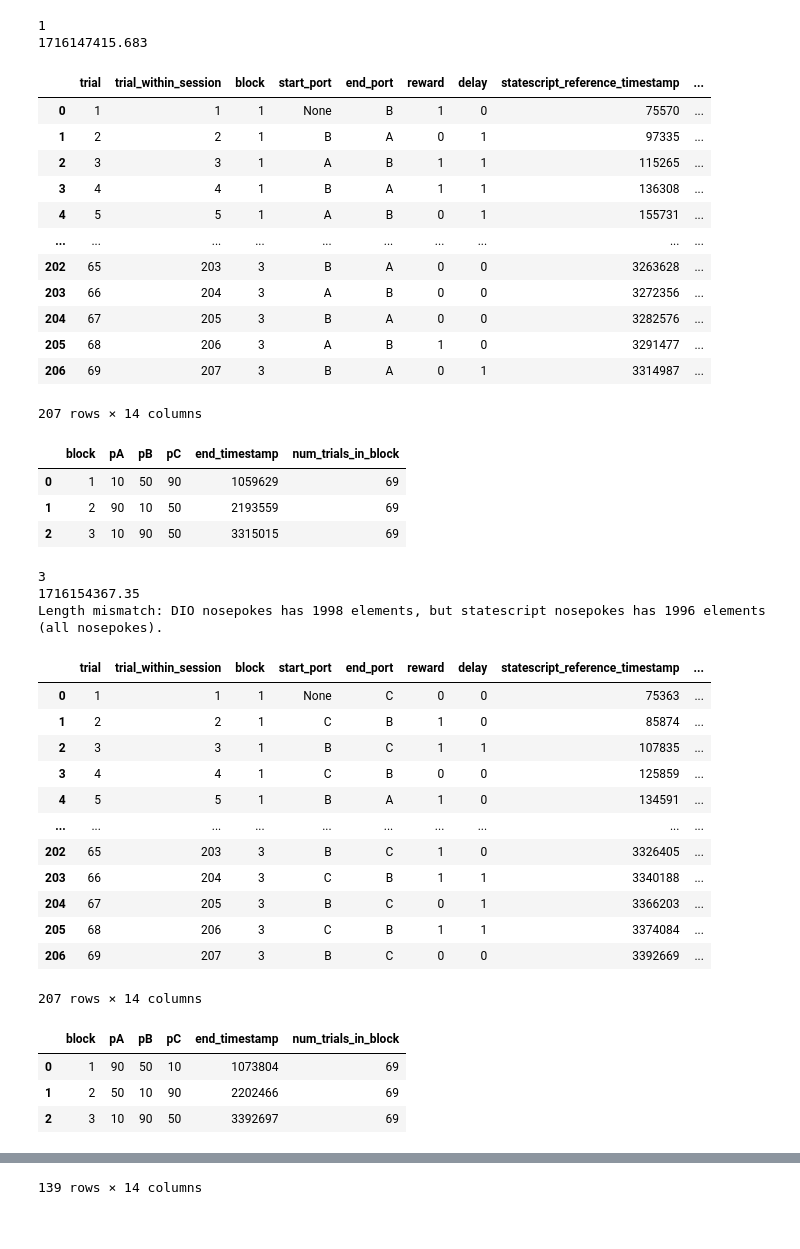
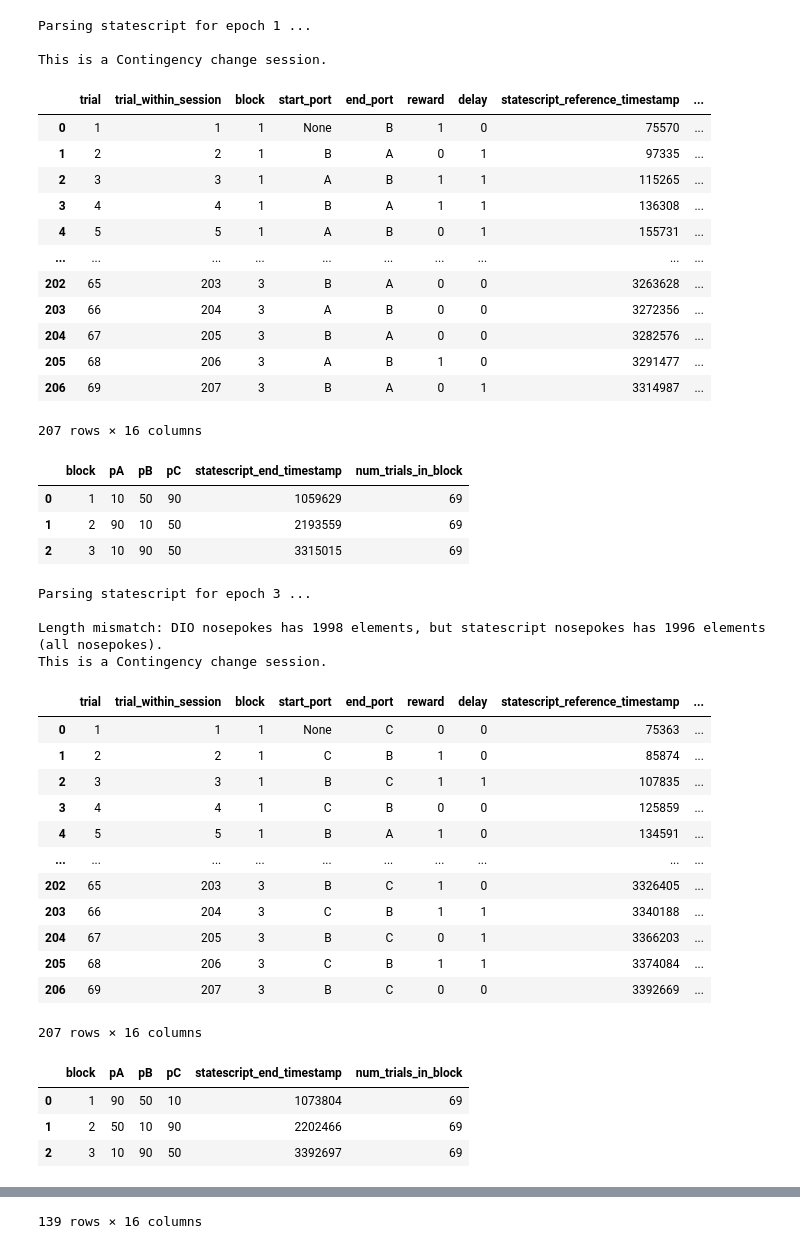
Before and after one commit to calderast/jdb_to_nwb, a Jupyter notebook: notebooks/convert_behavior_Frank_lab.ipynb, the cells around one changed output, grey strips where cells are left out. Cells and saved outputs as stored; diff of their text form; code cells hidden in the pictures.

Commit message:
Clean up, determine session type

```diff
--- a/notebooks/convert_behavior_Frank_lab.ipynb
+++ b/notebooks/convert_behavior_Frank_lab.ipynb
@@ -412,7 +448,7 @@ def parse_state_script_log(statescriptlog, DIO_events):
 from pynwb import NWBHDF5IO
 import warnings
 
-nwb_path = 'BraveLu20240519_copy.nwb'
+nwb_path = '../BraveLu20240519_copy.nwb'
 
 def get_DIO_event_data(nwbfile, behavioral_event_name):
     """Get DIO data and timestamps from the nwbfile for a given behavioral event"""
@@ -480,8 +516,7 @@ with NWBHDF5IO(nwb_path, 'r') as io:
     # Parse behavioral data for each epoch using the statescriptlog and align to DIOs
     log_num = 0
     for idx, epoch in run_epochs.iterrows():
-        print(idx)
-        print(epoch.start_time)
+        print(f"Parsing statescript for epoch {idx} ...\n")
         statescriptlog = list(run_statescript_logs.items())[log_num]
 
         # Filter DIOs to only include those in this epoch
@@ -489,50 +524,51 @@ with NWBHDF5IO(nwb_path, 'r') as io:
         DIO_events_in_epoch = {
             event: (list(filtered_data), list(filtered_timestamps))
             for event, (data, timestamps) in behavioral_event_data.items()
             if (filtered := [(d, ts) for d, ts in zip(data, timestamps) if epoch.start_time <= ts <= epoch.stop_time])
             # if (filtered := [(d, ts) for d, ts in zip(data, timestamps) if epoch_start_timestamps[idx] < ts < epoch_start_timestamps[idx+1]])
             for filtered_data, filtered_timestamps in [zip(*filtered)]
         }
 
         combined_df, block_data = parse_state_script_log(statescriptlog, DIO_events_in_epoch)
         log_num += 1
 
         display(combined_df)
         display(block_data)
 
 
-
 pd.set_option('display.float_format', '{:.0f}'.format)
 
-#print(run_epochs)
-#print(run_statescript_logs.keys())
-#print("")
-print(epoch_table)
-for start in epoch_start_timestamps:
-    print(start)
+# #print(run_epochs)
+# #print(run_statescript_logs.keys())
+# #print("")
+# print(epoch_table)
+# for start in epoch_start_timestamps:
+#     print(start)
 # %% [output]
-1
-1716147415.683
+Parsing statescript for epoch 1 ...
+
+This is a Contingency change session.
 |  | trial | trial_within_session | block | start_port | end_port | reward | delay | statescript_reference_timestamp | ... |
 | 0 | 1 | 1 | 1 | None | B | 1 | 0 | 75570 | ... |
 | 1 | 2 | 2 | 1 | B | A | 0 | 1 | 97335 | ... |
 | 2 | 3 | 3 | 1 | A | B | 1 | 1 | 115265 | ... |
 | 3 | 4 | 4 | 1 | B | A | 1 | 1 | 136308 | ... |
 | 4 | 5 | 5 | 1 | A | B | 0 | 1 | 155731 | ... |
 | ... | ... | ... | ... | ... | ... | ... | ... | ... | ... |
 | 202 | 65 | 203 | 3 | B | A | 0 | 0 | 3263628 | ... |
 | 203 | 66 | 204 | 3 | A | B | 0 | 0 | 3272356 | ... |
 | 204 | 67 | 205 | 3 | B | A | 0 | 0 | 3282576 | ... |
 | 205 | 68 | 206 | 3 | A | B | 1 | 0 | 3291477 | ... |
 | 206 | 69 | 207 | 3 | B | A | 0 | 1 | 3314987 | ... |
-207 rows × 14 columns
+207 rows × 16 columns
-|  | block | pA | pB | pC | end_timestamp | num_trials_in_block |
+|  | block | pA | pB | pC | statescript_end_timestamp | num_trials_in_block |
 | 0 | 1 | 10 | 50 | 90 | 1059629 | 69 |
 | 1 | 2 | 90 | 10 | 50 | 2193559 | 69 |
 | 2 | 3 | 10 | 90 | 50 | 3315015 | 69 |
-3
-1716154367.35
+Parsing statescript for epoch 3 ...
+
 Length mismatch: DIO nosepokes has 1998 elements, but statescript nosepokes has 1996 elements (all nosepokes).
+This is a Contingency change session.
 |  | trial | trial_within_session | block | start_port | end_port | reward | delay | statescript_reference_timestamp | ... |
 | 0 | 1 | 1 | 1 | None | C | 0 | 0 | 75363 | ... |
 | 1 | 2 | 2 | 1 | C | B | 1 | 0 | 85874 | ... |
@@ -545,8 +581,8 @@ Length mismatch: DIO nosepokes has 1998 elements, but statescript nosepokes has
 | 204 | 67 | 205 | 3 | B | C | 0 | 1 | 3366203 | ... |
 | 205 | 68 | 206 | 3 | C | B | 1 | 1 | 3374084 | ... |
 | 206 | 69 | 207 | 3 | B | C | 0 | 0 | 3392669 | ... |
-207 rows × 14 columns
+207 rows × 16 columns
-|  | block | pA | pB | pC | end_timestamp | num_trials_in_block |
+|  | block | pA | pB | pC | statescript_end_timestamp | num_trials_in_block |
 | 0 | 1 | 90 | 50 | 10 | 1073804 | 69 |
 | 1 | 2 | 50 | 10 | 90 | 2202466 | 69 |
 | 2 | 3 | 10 | 90 | 50 | 3392697 | 69 |
@@ -567,4 +603,4 @@ Warning: expected 98 reward DIO events for 98 rewarded trials, got 99
 | 136 | 5 | 137 | 3 | A | B | 1 | 0 | 2253106 | ... |
 | 137 | 6 | 138 | 3 | B | A | 1 | 0 | 2277606 | ... |
 | 138 | 7 | 139 | 3 | A | B | 1 | 0 | 2300312 | ... |
-139 rows × 14 columns
+139 rows × 16 columns
```
Also changed, not shown: parts of 9 cells of this notebook.
